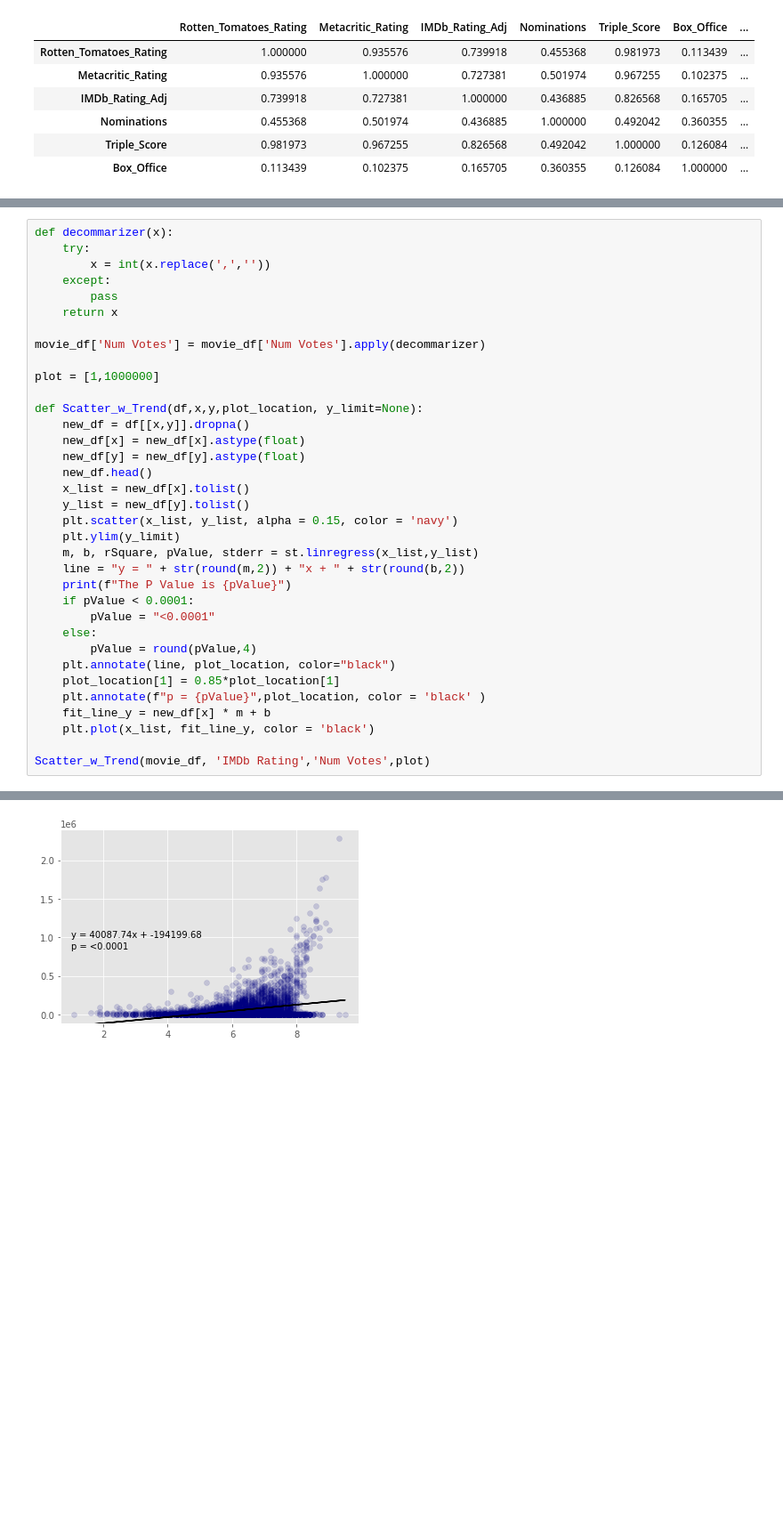
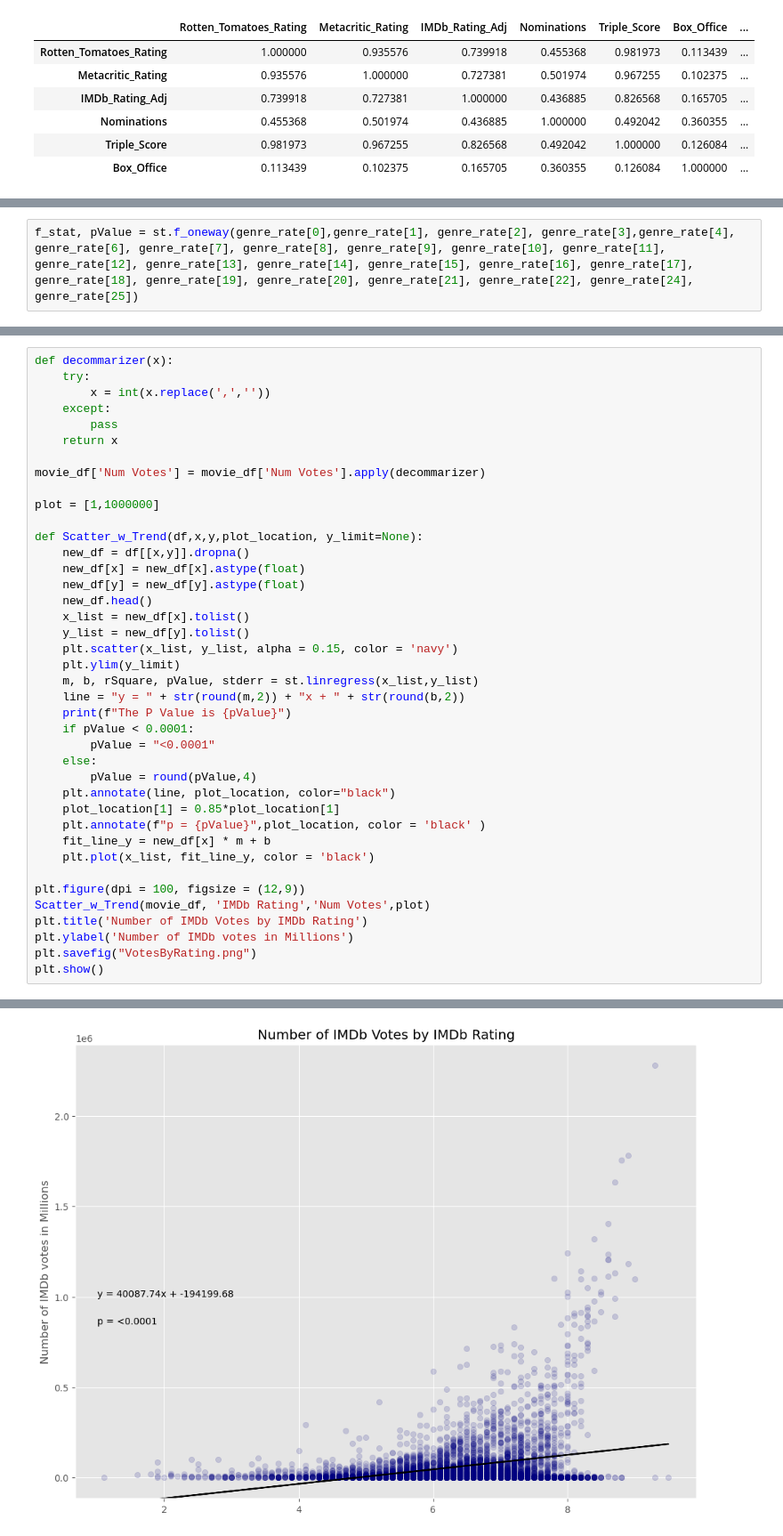
Before and after one commit to Lweston75/Project-One, a Jupyter notebook: ESPgraphs.ipynb, the cells around one changed output, grey strips where cells are left out. Shown at 89% size. Drawn from its saved outputs; the diff is of its cells as text; blank space fills up the shorter version.

Commit message:
Churned out Graphs - ESP

```diff
--- a/ESPgraphs.ipynb
+++ b/ESPgraphs.ipynb
@@ -260,0 +265,2 @@ rated_df_rating
+# %%
+f_stat, pValue = st.f_oneway(genre_rate[0],genre_rate[1], genre_rate[2], genre_rate[3],genre_rate[4], genre_rate[6], genre_rate[7], genre_rate[8], genre_rate[9], genre_rate[10], genre_rate[11], genre_rate[12], genre_rate[13], genre_rate[14], genre_rate[15], genre_rate[16], genre_rate[17], genre_rate[18], genre_rate[19], genre_rate[20], genre_rate[21], genre_rate[22], genre_rate[24], genre_rate[25])
@@ -268,34 +280,39 @@ def decommarizer(x):
 
 movie_df['Num Votes'] = movie_df['Num Votes'].apply(decommarizer)
 
 plot = [1,1000000]
 
 def Scatter_w_Trend(df,x,y,plot_location, y_limit=None):
     new_df = df[[x,y]].dropna()
     new_df[x] = new_df[x].astype(float)
     new_df[y] = new_df[y].astype(float)
     new_df.head()
     x_list = new_df[x].tolist()
     y_list = new_df[y].tolist()
     plt.scatter(x_list, y_list, alpha = 0.15, color = 'navy')
     plt.ylim(y_limit)
     m, b, rSquare, pValue, stderr = st.linregress(x_list,y_list)
     line = "y = " + str(round(m,2)) + "x + " + str(round(b,2))
     print(f"The P Value is {pValue}")
     if pValue < 0.0001:
         pValue = "<0.0001"
     else:
         pValue = round(pValue,4)
     plt.annotate(line, plot_location, color="black")
     plot_location[1] = 0.85*plot_location[1]
     plt.annotate(f"p = {pValue}",plot_location, color = 'black' )
     fit_line_y = new_df[x] * m + b
     plt.plot(x_list, fit_line_y, color = 'black')
 
+plt.figure(dpi = 100, figsize = (12,9))
 Scatter_w_Trend(movie_df, 'IMDb Rating','Num Votes',plot)
+plt.title('Number of IMDb Votes by IMDb Rating')
+plt.ylabel('Number of IMDb votes in Millions')
+plt.savefig("VotesByRating.png")
+plt.show()
 # %% [output]
 The P Value is 1.4781248563206349e-130
-[figure, old version]
+[figure, new version]
 # %%
 movie_df['Votes Index'] = movie_df['Num Votes']/movie_df['Box_Office']
 plot = [2, 20]
```
Also changed, not shown: parts of 17 cells of this notebook, 15 other files.
